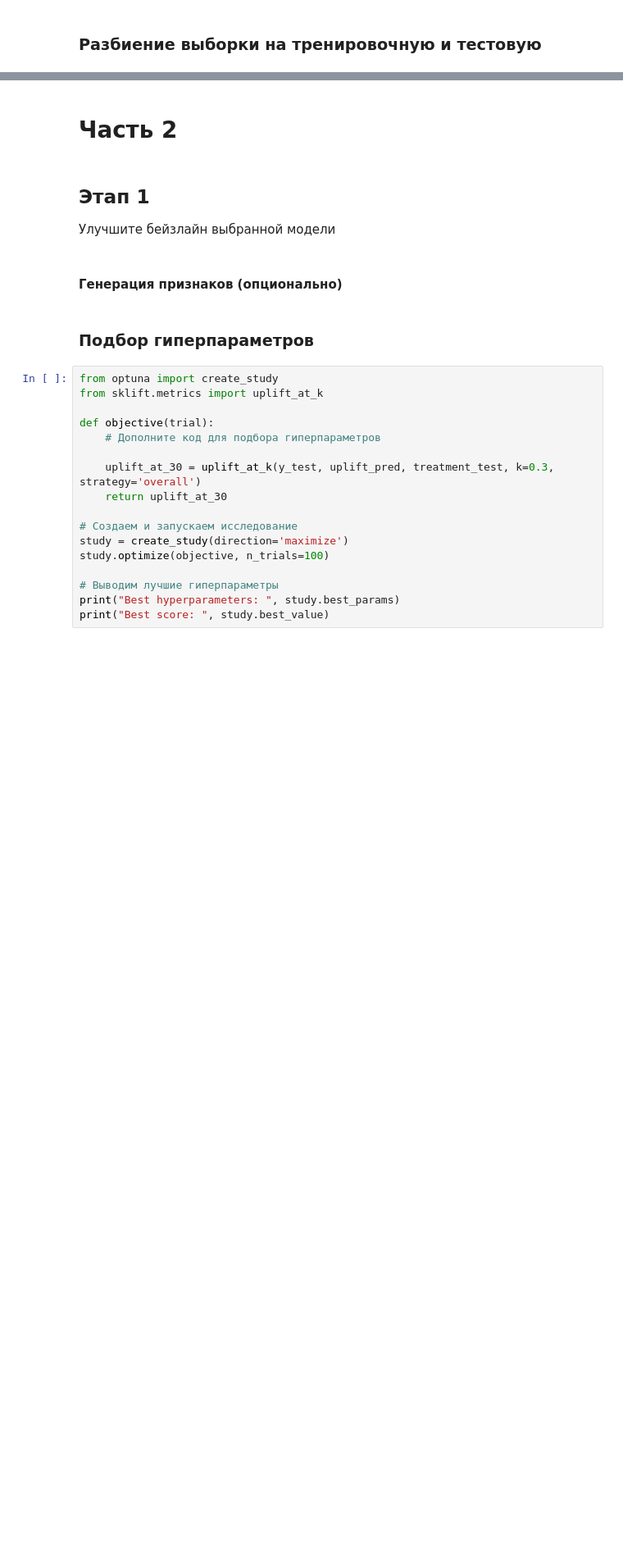
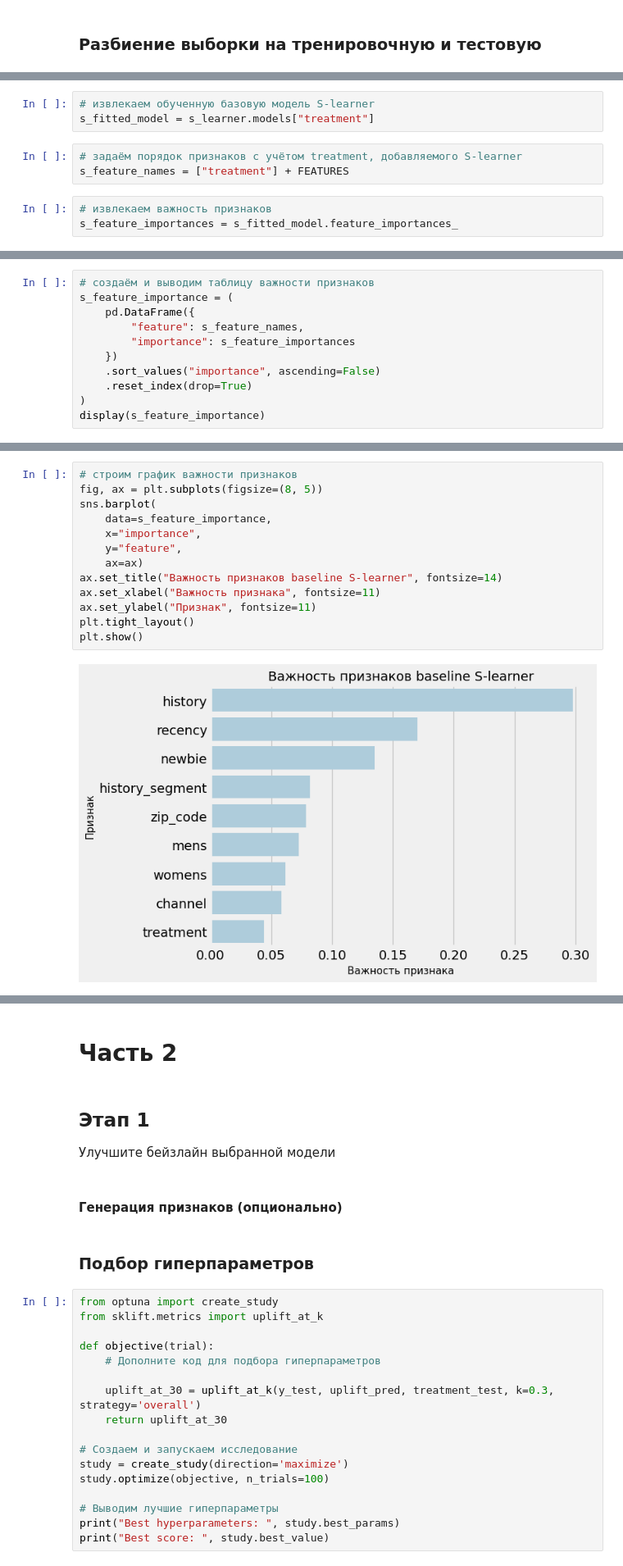
Before and after one commit to LadyProGo/mle-project-sprint-5-v001, a Jupyter notebook: final_uplift_project.ipynb, the cells around one changed output, grey strips where cells are left out. Shown at 82% size. Cells and saved outputs as stored; diff of their text form; blank space fills up the shorter version.

Commit message:
Complete uplift modeling part 1

```diff
--- a/final_uplift_project.ipynb
+++ b/final_uplift_project.ipynb
@@ -591,0 +937,9 @@ treatment_test_mapped = treatment_test.map(treatment_mapping)
+# %%
+# извлекаем обученную базовую модель S-learner
+s_fitted_model = s_learner.models["treatment"]
+# %%
+# задаём порядок признаков с учётом treatment, добавляемого S-learner
+s_feature_names = ["treatment"] + FEATURES
+# %%
+# извлекаем важность признаков
+s_feature_importances = s_fitted_model.feature_importances_
@@ -591,0 +949,11 @@ treatment_test_mapped = treatment_test.map(treatment_mapping)
+# %%
+# создаём и выводим таблицу важности признаков
+s_feature_importance = (
+    pd.DataFrame({
+        "feature": s_feature_names,
+        "importance": s_feature_importances
+    })
+    .sort_values("importance", ascending=False)
+    .reset_index(drop=True)
+)
+display(s_feature_importance)
@@ -591,0 +971,15 @@ treatment_test_mapped = treatment_test.map(treatment_mapping)
+# %%
+# строим график важности признаков
+fig, ax = plt.subplots(figsize=(8, 5))
+sns.barplot(
+    data=s_feature_importance,
+    x="importance",
+    y="feature",
+    ax=ax)
+ax.set_title("Важность признаков baseline S-learner", fontsize=14)
+ax.set_xlabel("Важность признака", fontsize=11)
+ax.set_ylabel("Признак", fontsize=11)
+plt.tight_layout()
+plt.show()
+# %% [output]
+[figure, added]
```
Also changed, not shown: parts of 148 cells of this notebook, 2 other files.
